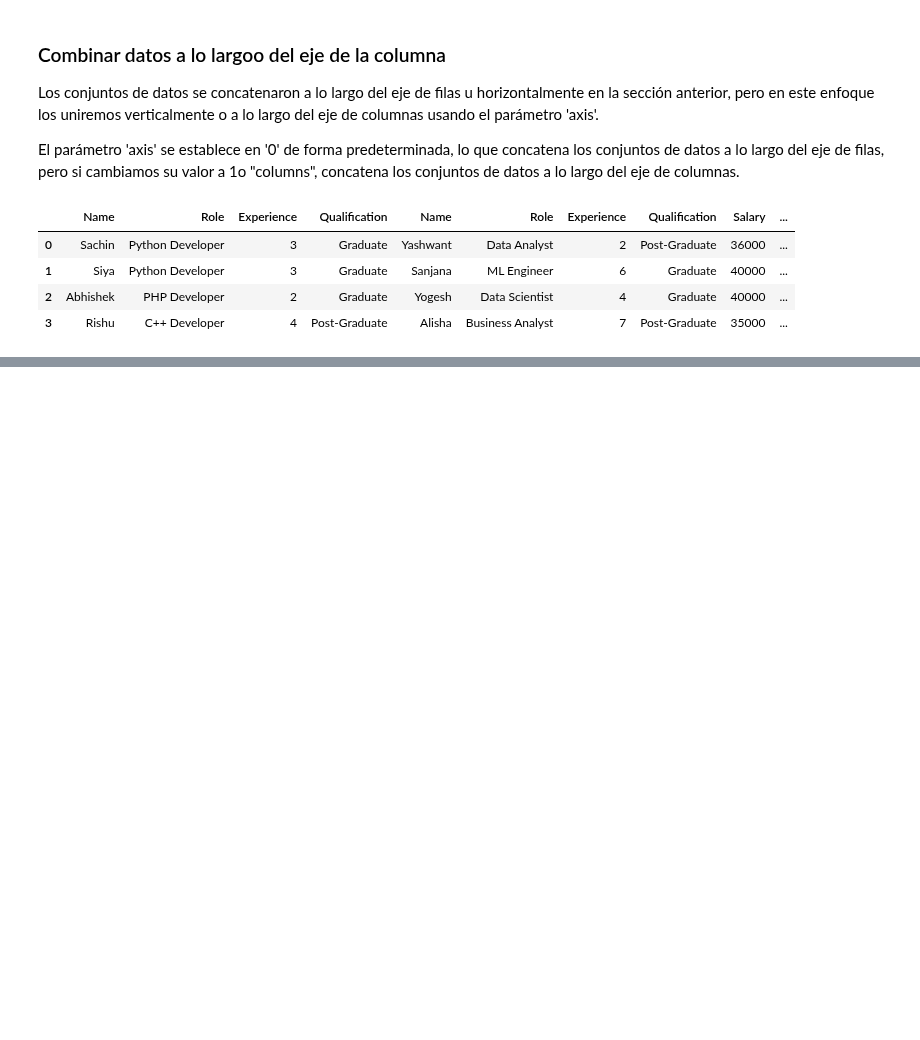
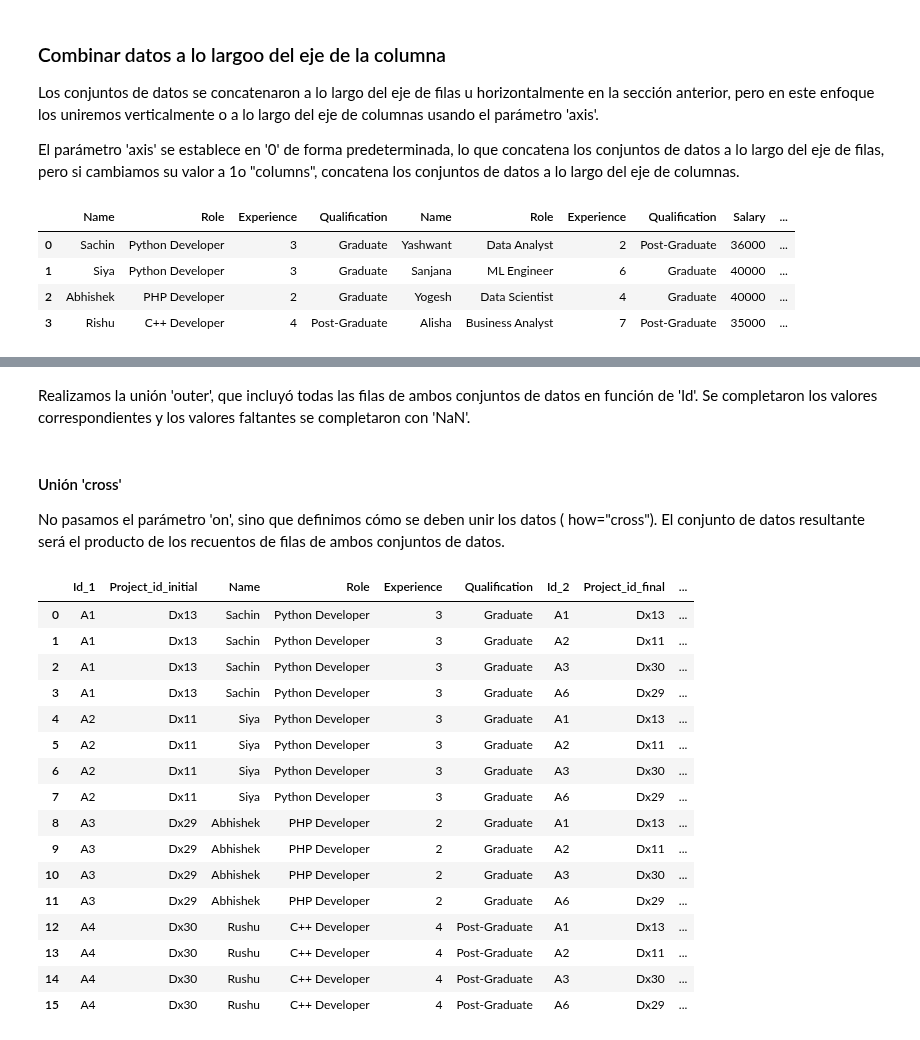
Before and after one commit to mizos0512/RPython, a Jupyter notebook: Notebooks/articulo_1.ipynb, the cells around one changed output, grey strips where cells are left out. Cells and saved outputs as stored; diff of their text form; code cells hidden in the pictures; blank space fills up the shorter version.

```diff
--- a/Notebooks/articulo_1.ipynb
+++ b/Notebooks/articulo_1.ipynb
@@ -175,0 +398,2 @@ combine_vertically
+# %%
+dt1.join(dt2.set_index("Id"), on="Id")
@@ -175,0 +410,2 @@ combine_vertically
+# %%
+dt1.join(dt2.set_index("Id"), on="Id", how="right")
@@ -175,0 +422,2 @@ combine_vertically
+# %%
+dt1.join(dt2.set_index("Id"), on="Id", how="inner")
@@ -175,0 +433,2 @@ combine_vertically
+# %%
+dt1.join(dt2.set_index("Id"), on="Id", how="outer")
@@ -175,0 +442,26 @@ combine_vertically
+# %% [markdown]
+Realizamos la unión 'outer', que incluyó todas las filas de ambos conjuntos de datos en función de 'Id'. Se completaron los valores correspondientes y los valores faltantes se completaron con 'NaN'.
+# %% [markdown]
+#### Unión 'cross'
+
+No pasamos el parámetro 'on', sino que definimos cómo se deben unir los datos ( how="cross"). El conjunto de datos resultante será el producto de los recuentos de filas de ambos conjuntos de datos.
+# %%
+dt1.join(dt2, how="cross", lsuffix="_1", rsuffix="_2")
+# %% [output]
+|  | Id_1 | Project_id_initial | Name | Role | Experience | Qualification | Id_2 | Project_id_final | ... |
+| 0 | A1 | Dx13 | Sachin | Python Developer | 3 | Graduate | A1 | Dx13 | ... |
+| 1 | A1 | Dx13 | Sachin | Python Developer | 3 | Graduate | A2 | Dx11 | ... |
+| 2 | A1 | Dx13 | Sachin | Python Developer | 3 | Graduate | A3 | Dx30 | ... |
+| 3 | A1 | Dx13 | Sachin | Python Developer | 3 | Graduate | A6 | Dx29 | ... |
+| 4 | A2 | Dx11 | Siya | Python Developer | 3 | Graduate | A1 | Dx13 | ... |
+| 5 | A2 | Dx11 | Siya | Python Developer | 3 | Graduate | A2 | Dx11 | ... |
+| 6 | A2 | Dx11 | Siya | Python Developer | 3 | Graduate | A3 | Dx30 | ... |
+| 7 | A2 | Dx11 | Siya | Python Developer | 3 | Graduate | A6 | Dx29 | ... |
+| 8 | A3 | Dx29 | Abhishek | PHP Developer | 2 | Graduate | A1 | Dx13 | ... |
+| 9 | A3 | Dx29 | Abhishek | PHP Developer | 2 | Graduate | A2 | Dx11 | ... |
+| 10 | A3 | Dx29 | Abhishek | PHP Developer | 2 | Graduate | A3 | Dx30 | ... |
+| 11 | A3 | Dx29 | Abhishek | PHP Developer | 2 | Graduate | A6 | Dx29 | ... |
+| 12 | A4 | Dx30 | Rushu | C++ Developer | 4 | Post-Graduate | A1 | Dx13 | ... |
+| 13 | A4 | Dx30 | Rushu | C++ Developer | 4 | Post-Graduate | A2 | Dx11 | ... |
+| 14 | A4 | Dx30 | Rushu | C++ Developer | 4 | Post-Graduate | A3 | Dx30 | ... |
+| 15 | A4 | Dx30 | Rushu | C++ Developer | 4 | Post-Graduate | A6 | Dx29 | ... |
```
Also changed, not shown: parts of 56 cells of this notebook, 3 other files.
